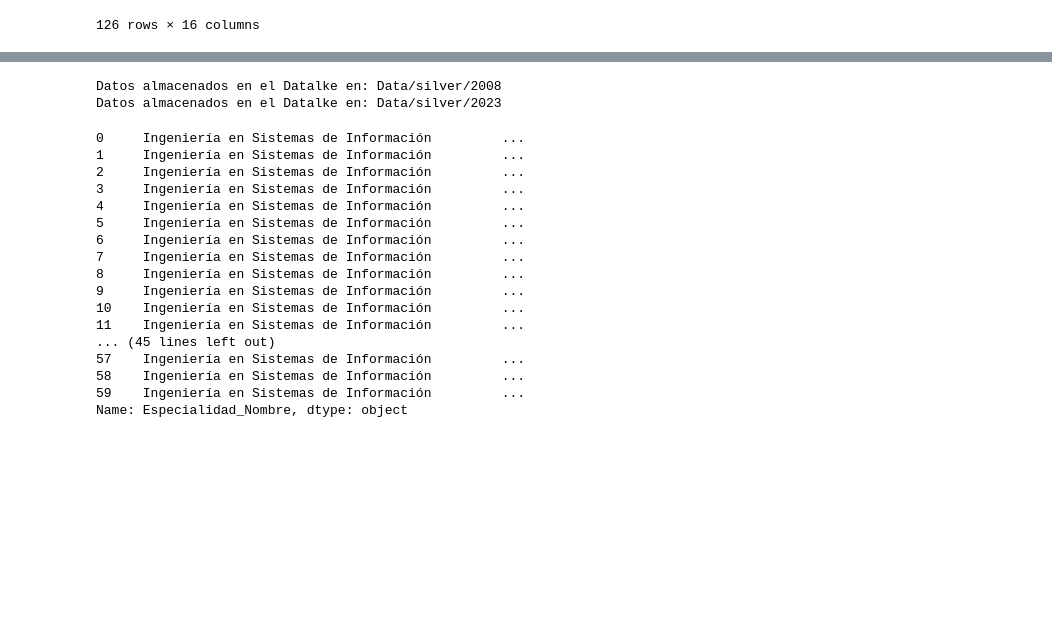
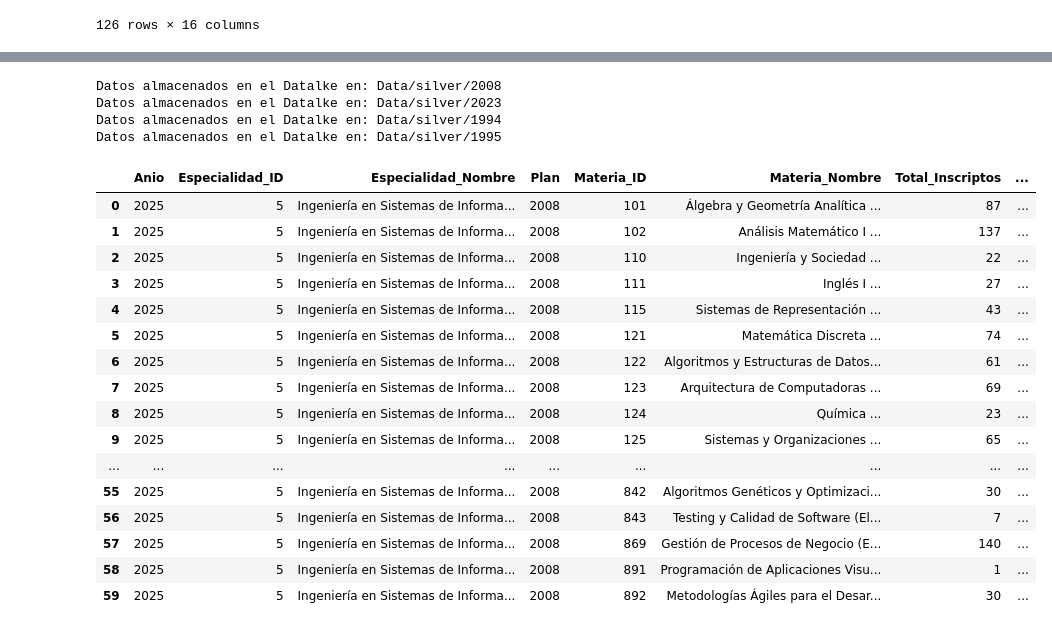
Before and after one commit to JuanCarriles/studentDashboardUtn, a Jupyter notebook: readStudents.ipynb, the cells around one changed output, grey strips where cells are left out. Drawn from its saved outputs; the diff is of its cells as text; code cells hidden in the pictures; blank space fills up the shorter version.

```diff
--- a/readStudents.ipynb
+++ b/readStudents.ipynb
@@ -497,30 +442,35 @@ df_students_2023_cleaned[df_students_2023_cleaned["Especialidad_ID"]==5]
 # %%
-# Almacenamos los datos en un Deltalake
-path_2008="Data/silver/2008"
-path_2023="Data/silver/2023"
+path_2008 = "Data/silver/2008"
+path_2023 = "Data/silver/2023"
+path_94 = "Data/silver/1994"
+path_95 = "Data/silver/1995"
 
 save_data_as_delta(df_students_2008_cleaned, path_2008, mode="overwrite")
 save_data_as_delta(df_students_2023_cleaned, path_2023, mode="overwrite")
+save_data_as_delta(df_students_94_cleaned, path_94, mode="overwrite")
+save_data_as_delta(df_students_95_cleaned, path_95, mode="overwrite")
 # %% [output]
 Datos almacenados en el Datalke en: Data/silver/2008
 Datos almacenados en el Datalke en: Data/silver/2023
+Datos almacenados en el Datalke en: Data/silver/1994
+Datos almacenados en el Datalke en: Data/silver/1995
 # %%
-df_students_2008_cleaned["Especialidad_Nombre"]
+df_students_94_cleaned
 # %% [output]
-0     Ingeniería en Sistemas de Información         ...
-1     Ingeniería en Sistemas de Información         ...
-2     Ingeniería en Sistemas de Información         ...
-3     Ingeniería en Sistemas de Información         ...
-4     Ingeniería en Sistemas de Información         ...
-5     Ingeniería en Sistemas de Información         ...
-6     Ingeniería en Sistemas de Información         ...
-7     Ingeniería en Sistemas de Información         ...
-8     Ingeniería en Sistemas de Información         ...
-9     Ingeniería en Sistemas de Información         ...
-10    Ingeniería en Sistemas de Información         ...
-11    Ingeniería en Sistemas de Información         ...
-... (45 lines left out)
-57    Ingeniería en Sistemas de Información         ...
-58    Ingeniería en Sistemas de Información         ...
-59    Ingeniería en Sistemas de Información         ...
-Name: Especialidad_Nombre, dtype: object
+|  | Anio | Especialidad_ID | Especialidad_Nombre | Plan | Materia_ID | Materia_Nombre | Total_Inscriptos | ... |
+| 0 | 2025 | 5 | Ingeniería en Sistemas de Informa... | 2008 | 101 | Álgebra y Geometría Analítica ... | 87 | ... |
+| 1 | 2025 | 5 | Ingeniería en Sistemas de Informa... | 2008 | 102 | Análisis Matemático I ... | 137 | ... |
+| 2 | 2025 | 5 | Ingeniería en Sistemas de Informa... | 2008 | 110 | Ingeniería y Sociedad ... | 22 | ... |
+| 3 | 2025 | 5 | Ingeniería en Sistemas de Informa... | 2008 | 111 | Inglés I ... | 27 | ... |
+| 4 | 2025 | 5 | Ingeniería en Sistemas de Informa... | 2008 | 115 | Sistemas de Representación ... | 43 | ... |
+| 5 | 2025 | 5 | Ingeniería en Sistemas de Informa... | 2008 | 121 | Matemática Discreta ... | 74 | ... |
+| 6 | 2025 | 5 | Ingeniería en Sistemas de Informa... | 2008 | 122 | Algoritmos y Estructuras de Datos... | 61 | ... |
+| 7 | 2025 | 5 | Ingeniería en Sistemas de Informa... | 2008 | 123 | Arquitectura de Computadoras ... | 69 | ... |
+| 8 | 2025 | 5 | Ingeniería en Sistemas de Informa... | 2008 | 124 | Química ... | 23 | ... |
+| 9 | 2025 | 5 | Ingeniería en Sistemas de Informa... | 2008 | 125 | Sistemas y Organizaciones ... | 65 | ... |
+| ... | ... | ... | ... | ... | ... | ... | ... | ... |
+| 55 | 2025 | 5 | Ingeniería en Sistemas de Informa... | 2008 | 842 | Algoritmos Genéticos y Optimizaci... | 30 | ... |
+| 56 | 2025 | 5 | Ingeniería en Sistemas de Informa... | 2008 | 843 | Testing y Calidad de Software (El... | 7 | ... |
+| 57 | 2025 | 5 | Ingeniería en Sistemas de Informa... | 2008 | 869 | Gestión de Procesos de Negocio (E... | 140 | ... |
+| 58 | 2025 | 5 | Ingeniería en Sistemas de Informa... | 2008 | 891 | Programación de Aplicaciones Visu... | 1 | ... |
+| 59 | 2025 | 5 | Ingeniería en Sistemas de Informa... | 2008 | 892 | Metodologías Ágiles para el Desar... | 30 | ... |
```
Also changed, not shown: parts of 9 cells of this notebook, 41 other files.
